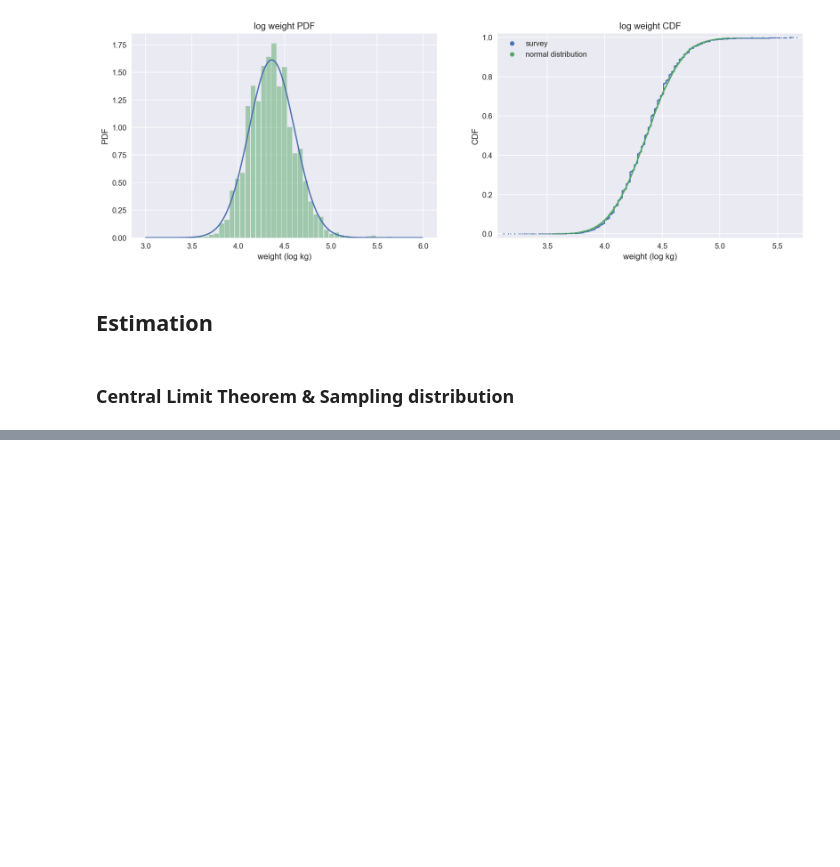
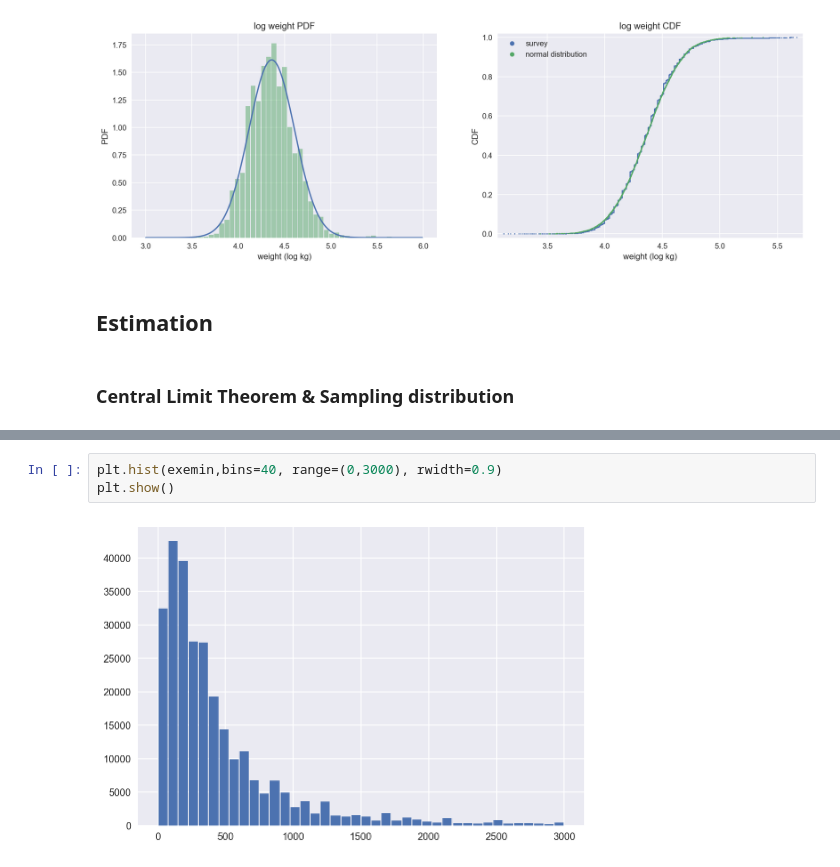
Before and after one commit to fishstar/Data-Analysis-Practice, a Jupyter notebook: Statistics/try.ipynb, the cells around one changed output, grey strips where cells are left out. Drawn from its saved outputs; the diff is of its cells as text; blank space fills up the shorter version.

```diff
--- a/Statistics/try.ipynb
+++ b/Statistics/try.ipynb
@@ -590,0 +649,5 @@ plt.show()
+# %%
+plt.hist(exemin,bins=40, range=(0,3000), rwidth=0.9)
+plt.show()
+# %% [output]
+[figure, added]
```
Also changed, not shown: parts of 99 cells of this notebook.
